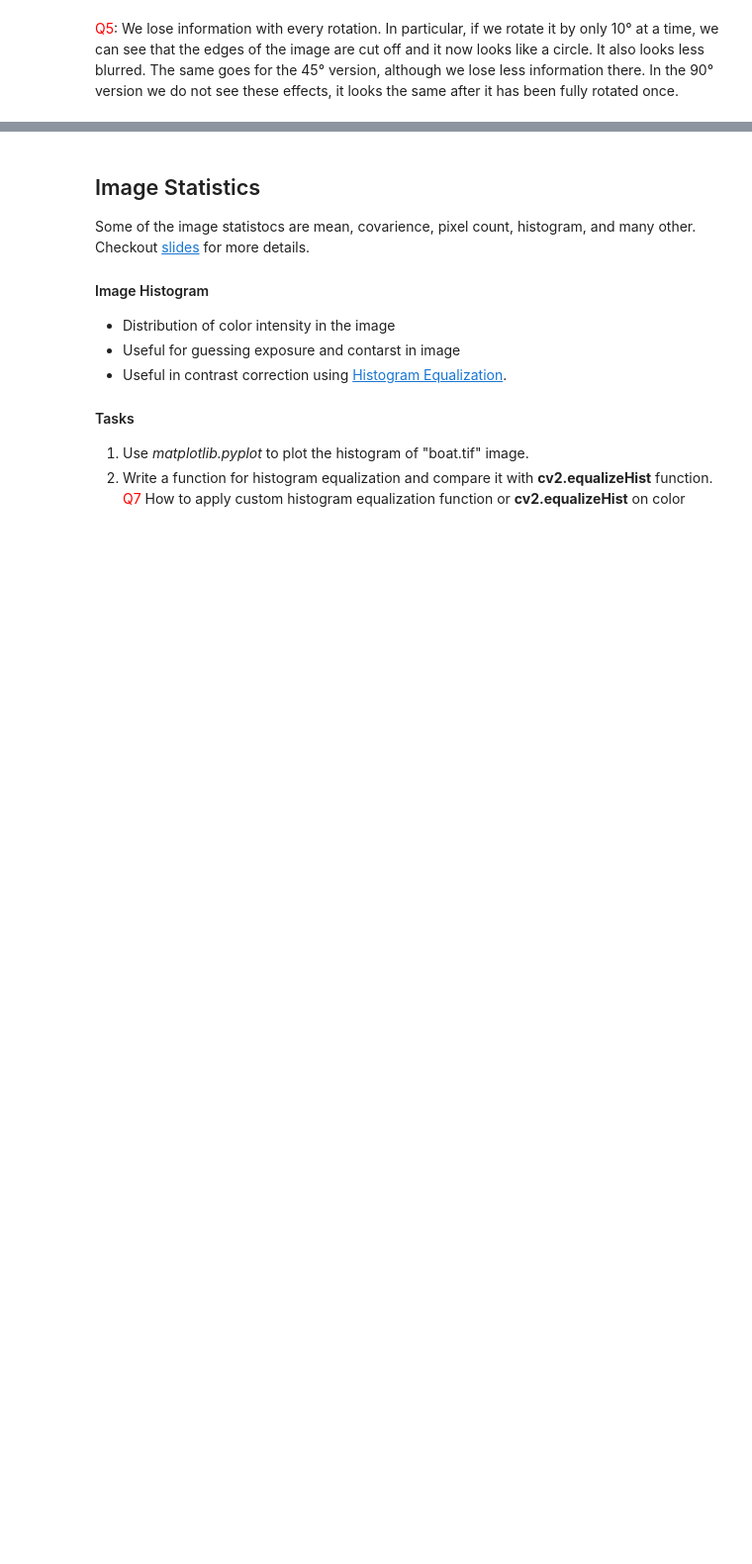
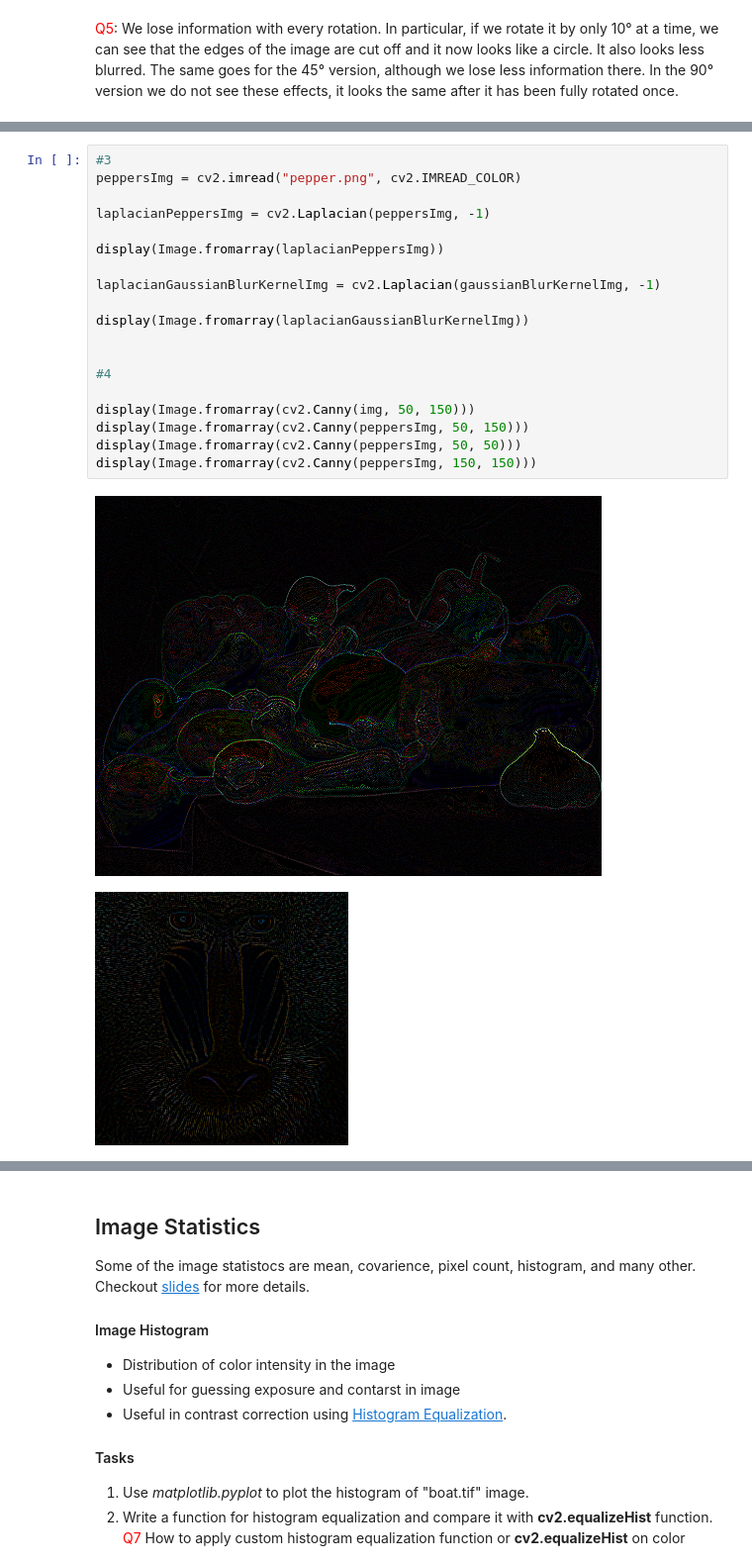
Before and after one commit to SeZven/Digital-Image-Processing-and-Computer-Vision, a Jupyter notebook: Lab1/Lab1_Computer_Vision.ipynb, the cells around one changed output, grey strips where cells are left out. Shown at 99% size. Saved outputs shown, nothing was run; the diff lists cells and outputs as text; blank space fills up the shorter version.

```diff
--- a/Lab1/Lab1_Computer_Vision.ipynb
+++ b/Lab1/Lab1_Computer_Vision.ipynb
@@ -357,0 +374,22 @@ array([[[255, 255, 255],
+# %%
+#3
+peppersImg = cv2.imread("pepper.png", cv2.IMREAD_COLOR)
+
+laplacianPeppersImg = cv2.Laplacian(peppersImg, -1)
+
+display(Image.fromarray(laplacianPeppersImg))
+
+laplacianGaussianBlurKernelImg = cv2.Laplacian(gaussianBlurKernelImg, -1)
+
+display(Image.fromarray(laplacianGaussianBlurKernelImg))
+
+
+#4
+
+display(Image.fromarray(cv2.Canny(img, 50, 150)))
+display(Image.fromarray(cv2.Canny(peppersImg, 50, 150)))
+display(Image.fromarray(cv2.Canny(peppersImg, 50, 50)))
+display(Image.fromarray(cv2.Canny(peppersImg, 150, 150)))
+# %% [output]
+[figure, added]
+[figure, added]
```
Also changed, not shown: parts of 7 cells of this notebook.
